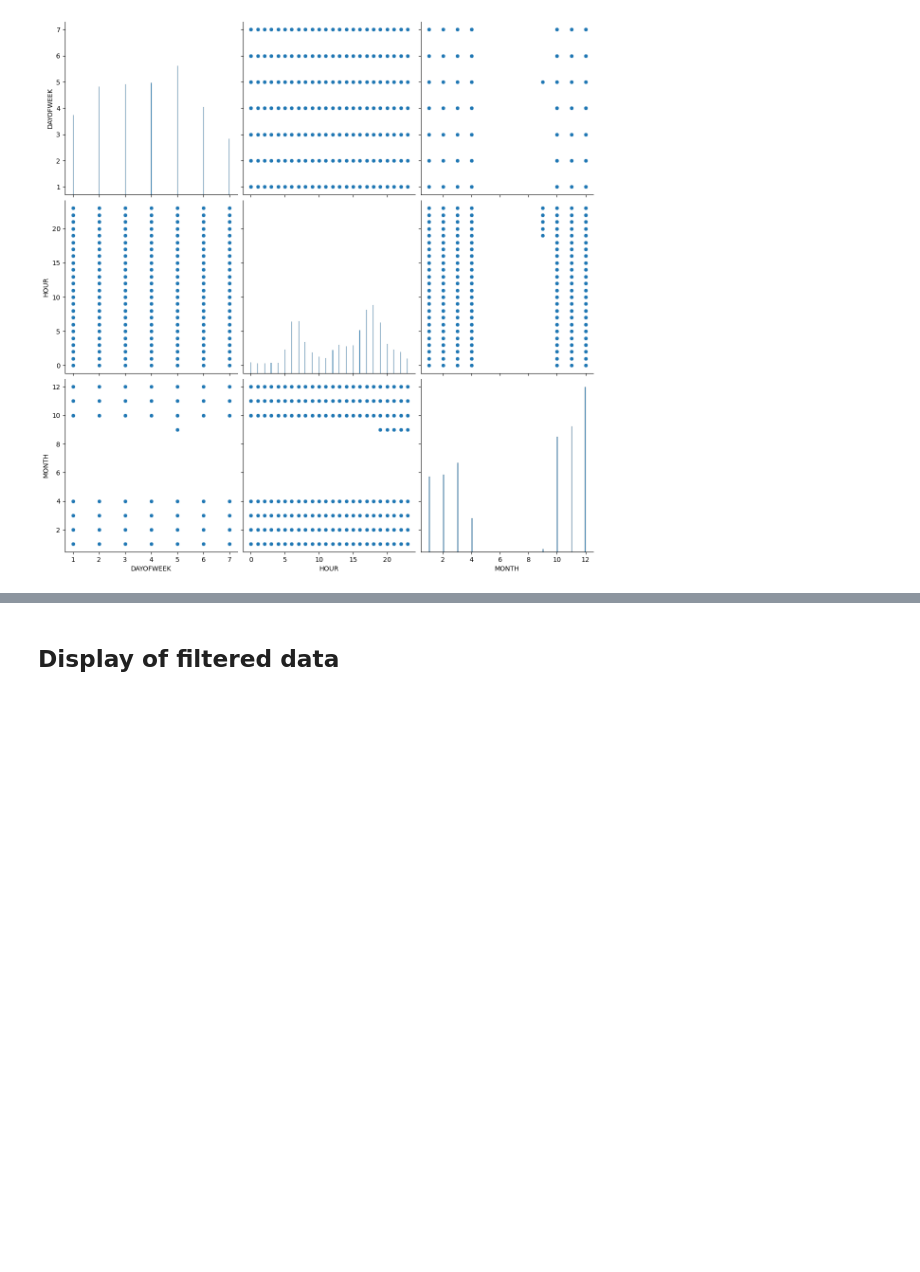
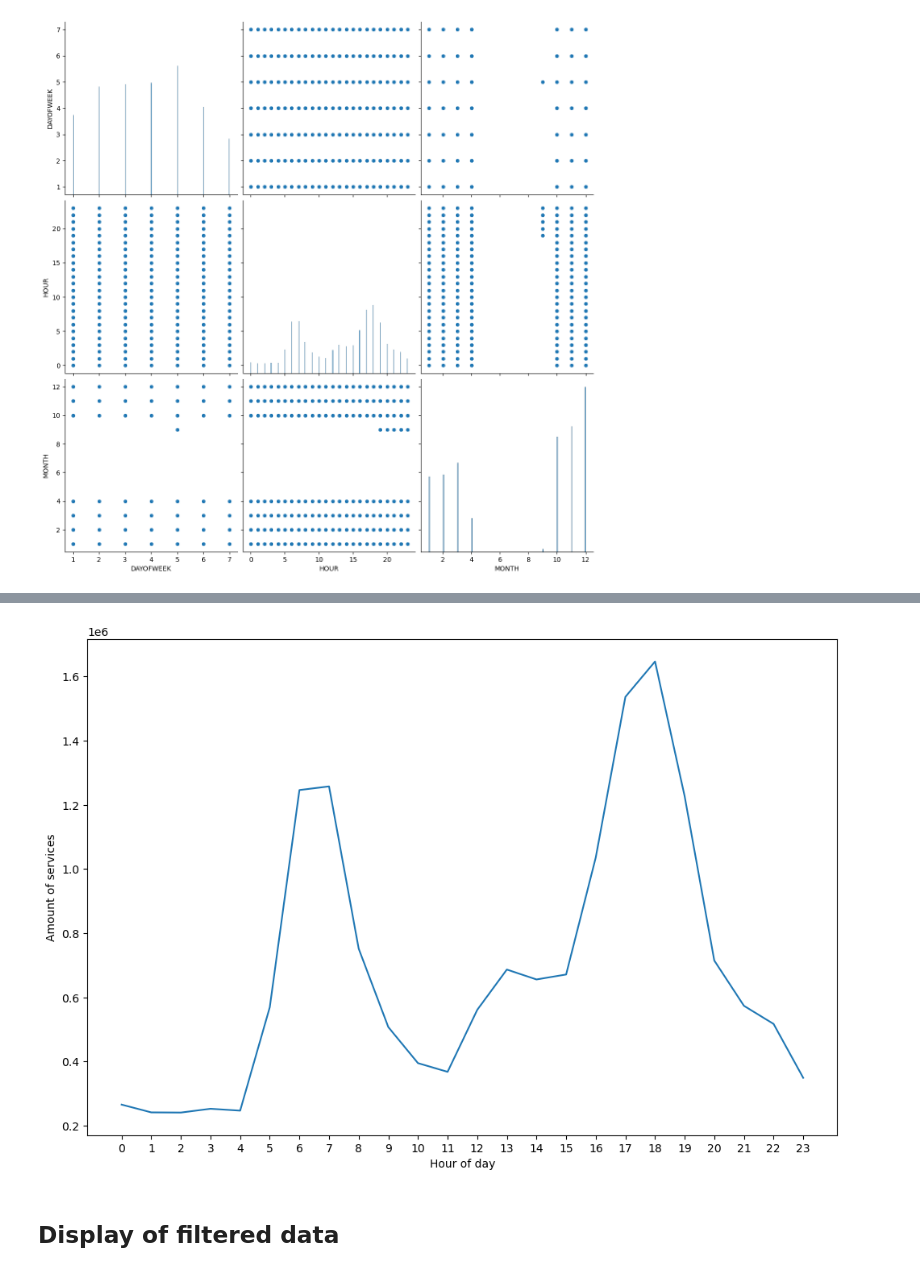
Before and after one commit to josedelarosa82/taxi-prediction-model, a Jupyter notebook: Proyecto final/Taxi_service_forecasting_model_aws.ipynb, the cells around one changed output, grey strips where cells are left out. Cells and saved outputs as stored; diff of their text form; code cells hidden in the pictures; blank space fills up the shorter version.

```diff
--- a/Proyecto final/Taxi_service_forecasting_model_aws.ipynb
+++ b/Proyecto final/Taxi_service_forecasting_model_aws.ipynb
@@ -495,3 +508,16 @@ plt.show()
+# %%
+fig, ax = plt.subplots(figsize=(12, 8))
+s_taxis = df_taxis.groupby(['HOUR'])['DATE'].count()
+s_taxis.plot(ax=ax)
+_ = ax.set(
+    #title="Number of services per hour",
+    xticks=[i for i in range(24)],
+    xticklabels=[i for i in range(24)],
+    xlabel="Hour of day",
+    ylabel="Amount of services",
+)
+# %% [output]
+[figure, added]
 # %% [markdown]
 ## Display of filtered data
 # %% [markdown]
```
Also changed, not shown: parts of 1 cell of this notebook.
